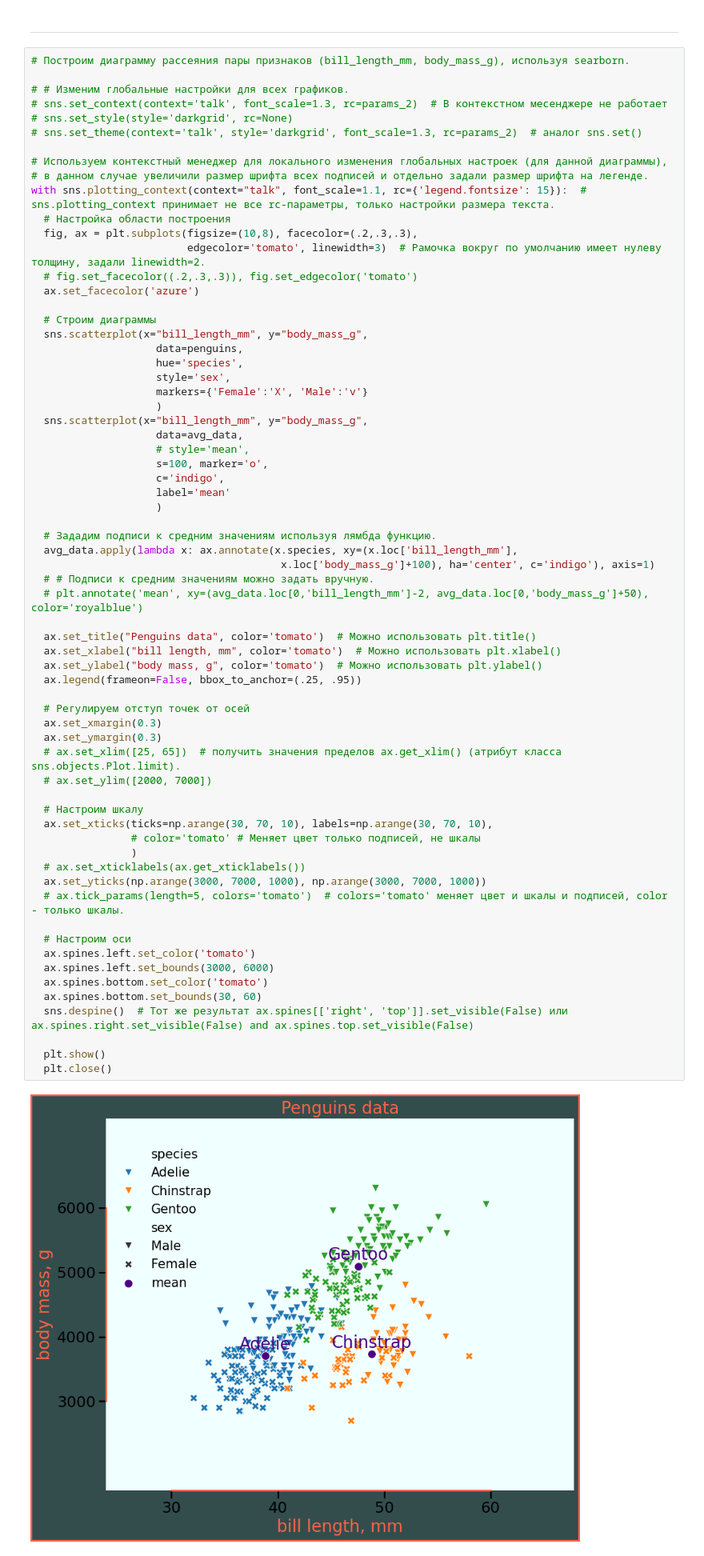
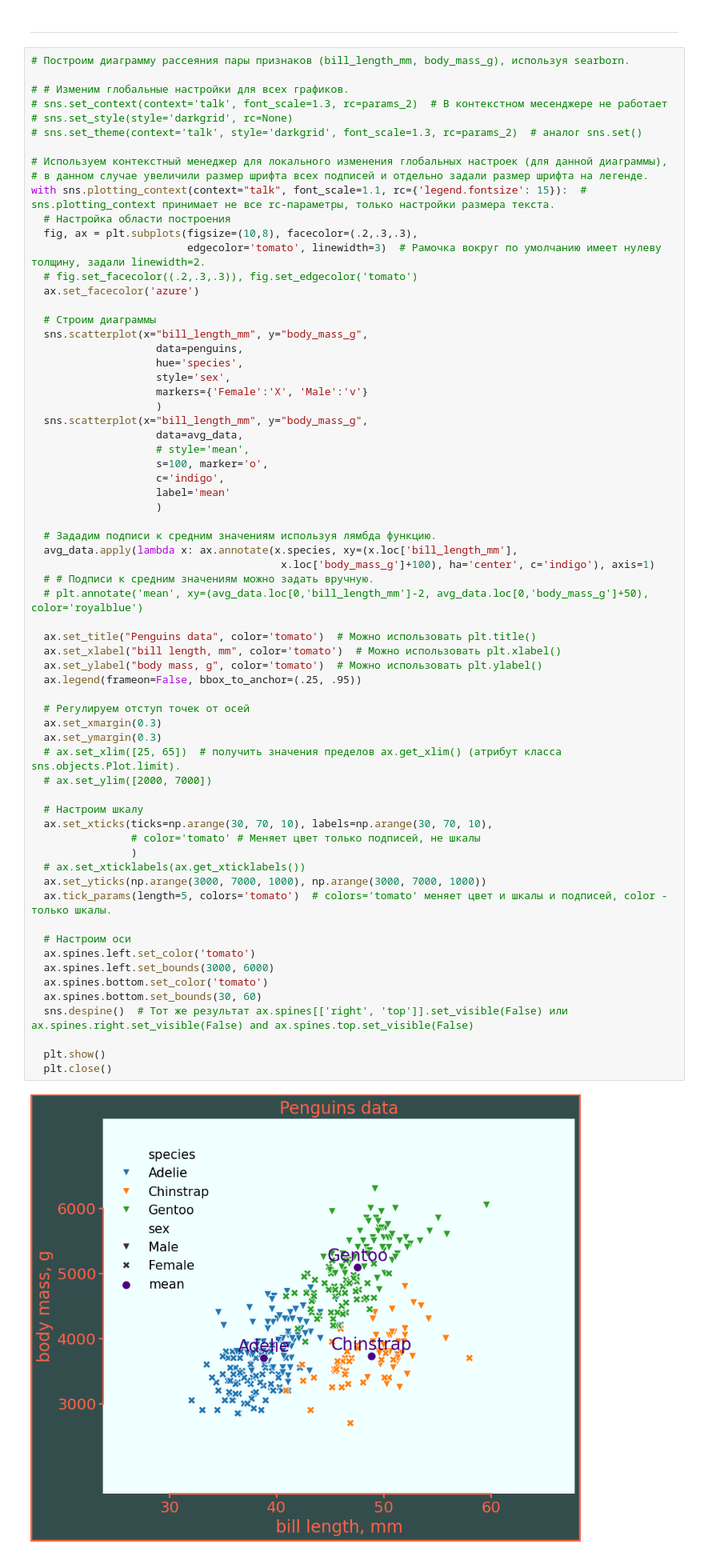
Before and after one commit to vitalns/scatterplot, a Jupyter notebook: scatterplot.ipynb, the cells around one changed output. Shown: that part at 80% size. Saved outputs shown, nothing was run; the diff lists cells and outputs as text.

```diff
--- a/scatterplot.ipynb
+++ b/scatterplot.ipynb
@@ -170,35 +168,35 @@ with sns.plotting_context(context="talk", font_scale=1.1, rc={'legend.fontsize':
   # plt.annotate('mean', xy=(avg_data.loc[0,'bill_length_mm']-2, avg_data.loc[0,'body_mass_g']+50), color='royalblue')
 
   ax.set_title("Penguins data", color='tomato')  # Можно использовать plt.title()
   ax.set_xlabel("bill length, mm", color='tomato')  # Можно использовать plt.xlabel()
   ax.set_ylabel("body mass, g", color='tomato')  # Можно использовать plt.ylabel()
   ax.legend(frameon=False, bbox_to_anchor=(.25, .95))
 
   # Регулируем отступ точек от осей
   ax.set_xmargin(0.3)
   ax.set_ymargin(0.3)
   # ax.set_xlim([25, 65])  # получить значения пределов ax.get_xlim() (атрибут класса sns.objects.Plot.limit).
   # ax.set_ylim([2000, 7000])
 
   # Настроим шкалу
   ax.set_xticks(ticks=np.arange(30, 70, 10), labels=np.arange(30, 70, 10),
                 # color='tomato' # Меняет цвет только подписей, не шкалы
                 )
   # ax.set_xticklabels(ax.get_xticklabels())
   ax.set_yticks(np.arange(3000, 7000, 1000), np.arange(3000, 7000, 1000))
-  # ax.tick_params(length=5, colors='tomato')  # colors='tomato' меняет цвет и шкалы и подписей, color - только шкалы.
+  ax.tick_params(length=5, colors='tomato')  # colors='tomato' меняет цвет и шкалы и подписей, color - только шкалы.
 
   # Настроим оси
   ax.spines.left.set_color('tomato')
   ax.spines.left.set_bounds(3000, 6000)
   ax.spines.bottom.set_color('tomato')
   ax.spines.bottom.set_bounds(30, 60)
   sns.despine()  # Тот же результат ax.spines[['right', 'top']].set_visible(False) или ax.spines.right.set_visible(False) and ax.spines.top.set_visible(False)
 
   plt.show()
   plt.close()
 # %% [output]
-[figure, old version]
+[figure, new version]
 # %% [markdown]
 ___
 # %%
```
Also changed, not shown: parts of 4 cells of this notebook.
